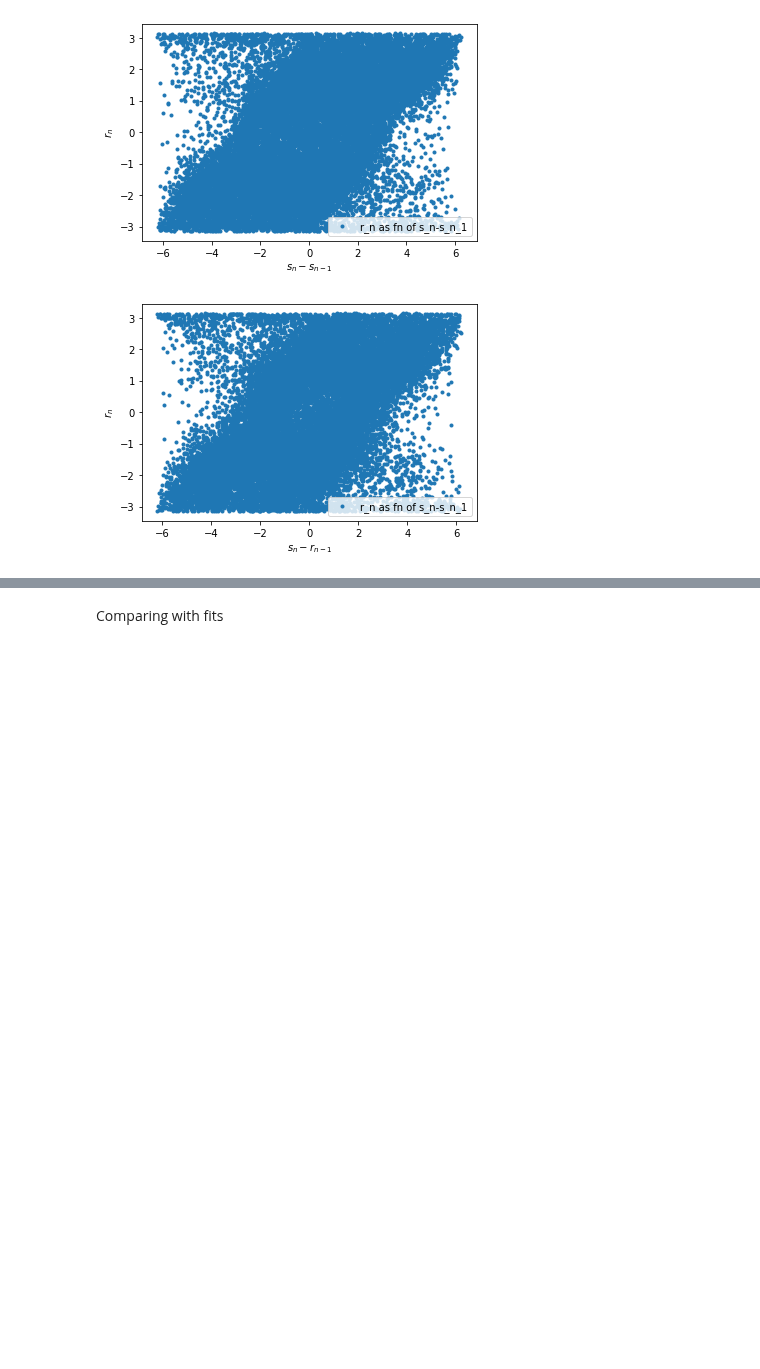
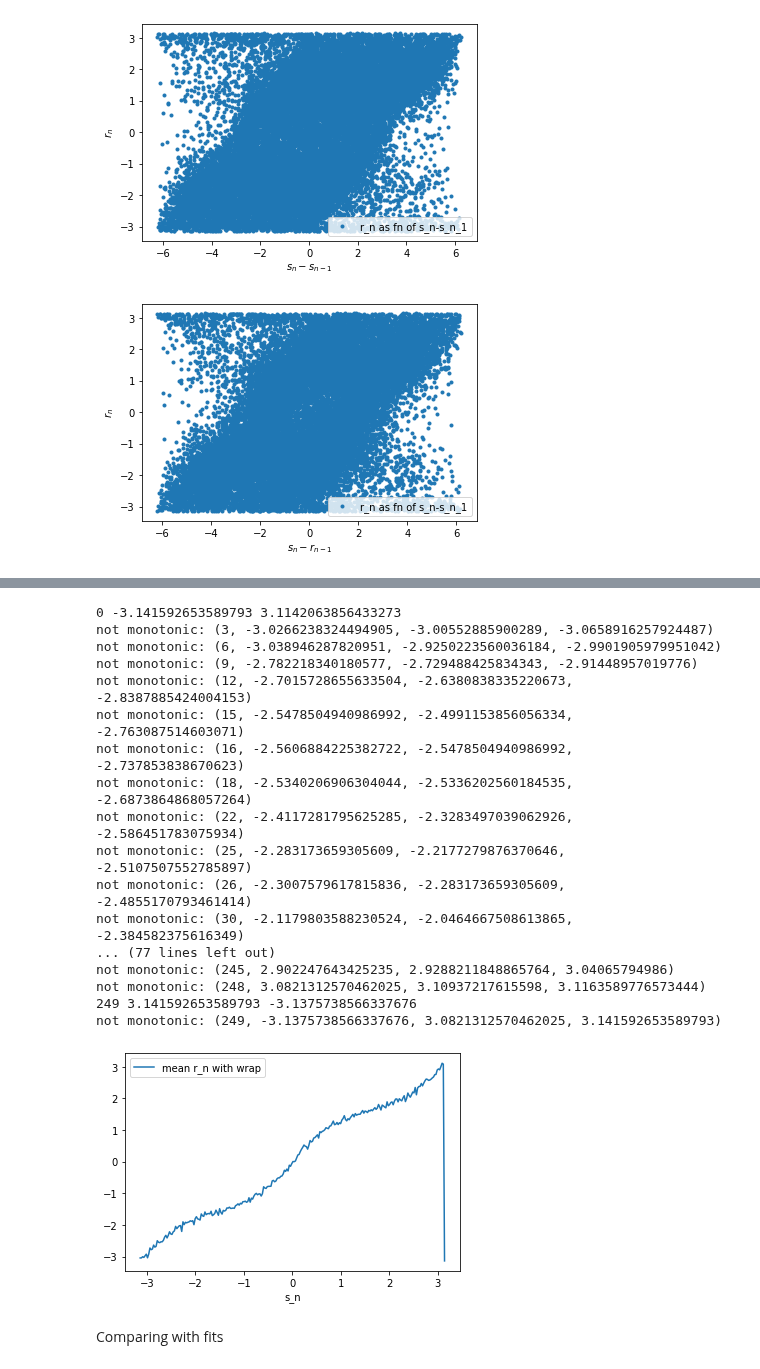
Before and after one commit to ak47na/multisensory_causal_inference, a Jupyter notebook: serial_dependence.ipynb, the cells around one changed output, grey strips where cells are left out. Cells and saved outputs as stored; diff of their text form; code cells hidden in the pictures; blank space fills up the shorter version.

```diff
--- a/serial_dependence.ipynb
+++ b/serial_dependence.ipynb
@@ -101,3 +106,37 @@ with open('./mean_response_map.pkl', 'wb') as f:
+# %%
+mean_r_n_wrap = np.array(mean_r_n)
+for idx, (sn, mrn) in enumerate(zip(sn_grid, mean_r_n)):
+    if abs(sn - mrn) > np.pi:
+        print(idx, sn, mrn)
+        mean_r_n_wrap[idx] = np.min(mean_r_n_wrap[idx:idx+7])
+    if (idx > 0) and (mean_r_n_wrap[idx] < mean_r_n_wrap[idx-1]):
+        print(f'not monotonic: {idx, mean_r_n_wrap[idx], mean_r_n_wrap[idx-1], sn}')
+plt.plot(sn_grid, mean_r_n_wrap, label='mean r_n with wrap')
+plt.xlabel('s_n')
+plt.legend()
+plt.show()
+unif_fn_dict = {'grid': sn_grid, 'f': mean_r_n_wrap, 'f_inv': mean_r_n}
+with open('./unif_mean_response_map.pkl', 'wb') as f:
+    pickle.dump(unif_fn_dict, f)
+# %% [output]
+0 -3.141592653589793 3.1142063856433273
+not monotonic: (3, -3.0266238324494905, -3.00552885900289, -3.0658916257924487)
+not monotonic: (6, -3.038946287820951, -2.9250223560036184, -2.9901905979951042)
+not monotonic: (9, -2.782218340180577, -2.729488425834343, -2.91448957019776)
+not monotonic: (12, -2.7015728655633504, -2.6380838335220673, -2.8387885424004153)
+not monotonic: (15, -2.5478504940986992, -2.4991153856056334, -2.763087514603071)
+not monotonic: (16, -2.5606884225382722, -2.5478504940986992, -2.737853838670623)
+not monotonic: (18, -2.5340206906304044, -2.5336202560184535, -2.6873864868057264)
+not monotonic: (22, -2.4117281795625285, -2.3283497039062926, -2.586451783075934)
+not monotonic: (25, -2.283173659305609, -2.2177279876370646, -2.5107507552785897)
+not monotonic: (26, -2.3007579617815836, -2.283173659305609, -2.4855170793461414)
+not monotonic: (30, -2.1179803588230524, -2.0464667508613865, -2.384582375616349)
+... (77 lines left out)
+not monotonic: (245, 2.902247643425235, 2.9288211848865764, 3.04065794986)
+not monotonic: (248, 3.0821312570462025, 3.10937217615598, 3.1163589776573444)
+249 3.141592653589793 -3.1375738566337676
+not monotonic: (249, -3.1375738566337676, 3.0821312570462025, 3.141592653589793)
+[figure, added]
 # %%
 stimuli_grid = np.linspace(-np.pi, np.pi, 250)
 t_index = 0  # use r_n_1 as regressor
```
Also changed, not shown: parts of 4 cells of this notebook, 1 other file.
